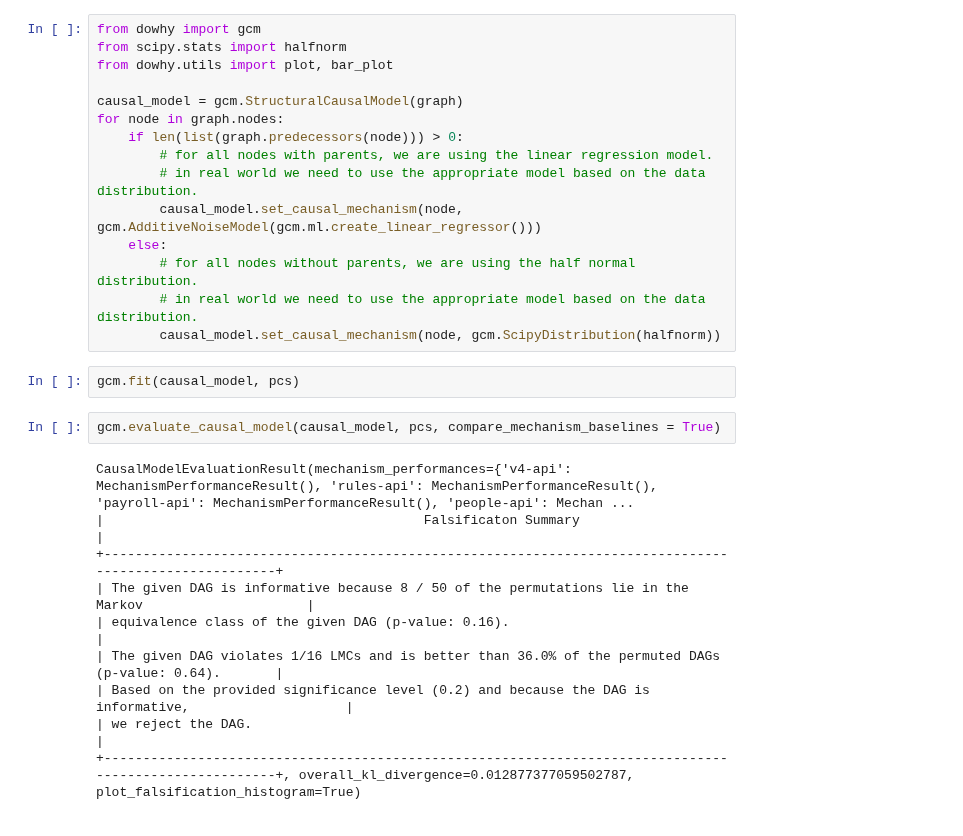
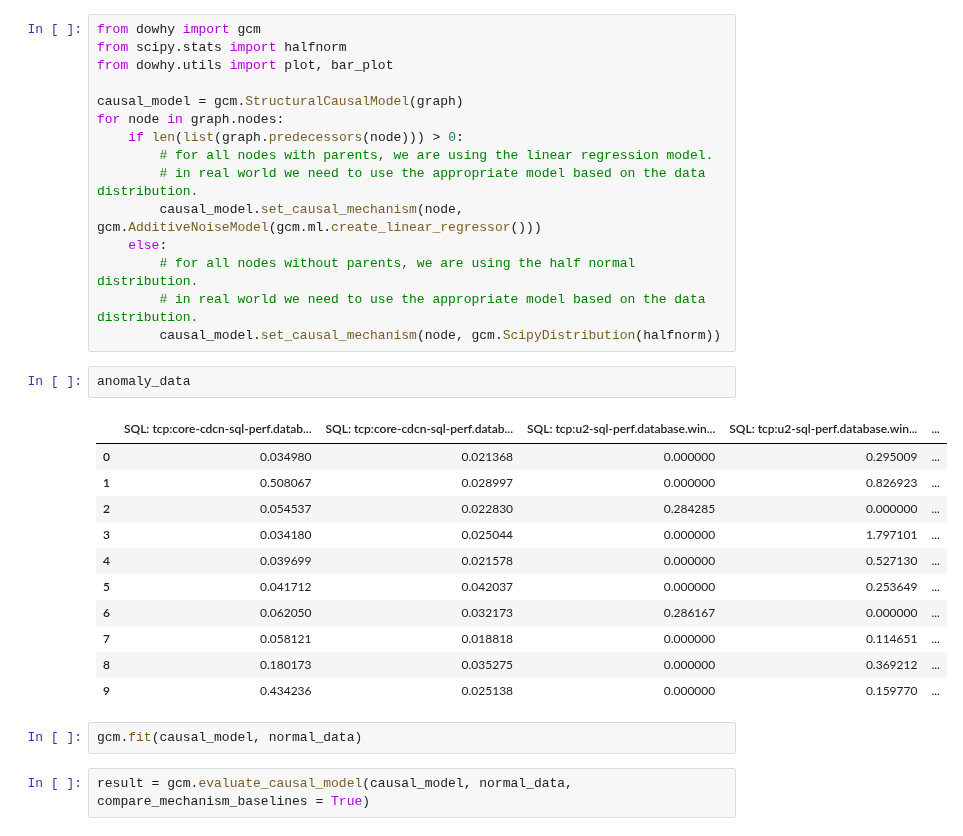
Before and after one commit to sriksmachi/sriksml, a Jupyter notebook: projects/causalmodels_on_microservices/data_prep.ipynb, the cells around one changed output. Cells and saved outputs as stored; diff of their text form.

```diff
--- a/projects/causalmodels_on_microservices/data_prep.ipynb
+++ b/projects/causalmodels_on_microservices/data_prep.ipynb
@@ -278,17 +243,21 @@ for node in graph.nodes:
         # for all nodes without parents, we are using the half normal distribution.
         # in real world we need to use the appropriate model based on the data distribution.
         causal_model.set_causal_mechanism(node, gcm.ScipyDistribution(halfnorm))
+# %%
+anomaly_data
+# %% [output]
+|  | SQL: tcp:core-cdcn-sql-perf.datab... | SQL: tcp:core-cdcn-sql-perf.datab... | SQL: tcp:u2-sql-perf.database.win... | SQL: tcp:u2-sql-perf.database.win... | ... |
+| 0 | 0.034980 | 0.021368 | 0.000000 | 0.295009 | ... |
+| 1 | 0.508067 | 0.028997 | 0.000000 | 0.826923 | ... |
+| 2 | 0.054537 | 0.022830 | 0.284285 | 0.000000 | ... |
+| 3 | 0.034180 | 0.025044 | 0.000000 | 1.797101 | ... |
+| 4 | 0.039699 | 0.021578 | 0.000000 | 0.527130 | ... |
+| 5 | 0.041712 | 0.042037 | 0.000000 | 0.253649 | ... |
+| 6 | 0.062050 | 0.032173 | 0.286167 | 0.000000 | ... |
+| 7 | 0.058121 | 0.018818 | 0.000000 | 0.114651 | ... |
+| 8 | 0.180173 | 0.035275 | 0.000000 | 0.369212 | ... |
+| 9 | 0.434236 | 0.025138 | 0.000000 | 0.159770 | ... |
 # %%
-gcm.fit(causal_model, pcs)
+gcm.fit(causal_model, normal_data)
 # %%
-gcm.evaluate_causal_model(causal_model, pcs, compare_mechanism_baselines = True)
+result = gcm.evaluate_causal_model(causal_model, normal_data, compare_mechanism_baselines = True)
-# %% [output]
-CausalModelEvaluationResult(mechanism_performances={'v4-api': MechanismPerformanceResult(), 'rules-api': MechanismPerformanceResult(), 'payroll-api': MechanismPerformanceResult(), 'people-api': Mechan ...
-|                                         Falsificaton Summary                                          |
-+-------------------------------------------------------------------------------------------------------+
-| The given DAG is informative because 8 / 50 of the permutations lie in the Markov                     |
-| equivalence class of the given DAG (p-value: 0.16).                                                   |
-| The given DAG violates 1/16 LMCs and is better than 36.0% of the permuted DAGs (p-value: 0.64).       |
-| Based on the provided significance level (0.2) and because the DAG is informative,                    |
-| we reject the DAG.                                                                                    |
-+-------------------------------------------------------------------------------------------------------+, overall_kl_divergence=0.012877377059502787, plot_falsification_histogram=True)
```
Also changed, not shown: parts of 18 cells of this notebook, 9 other files.
